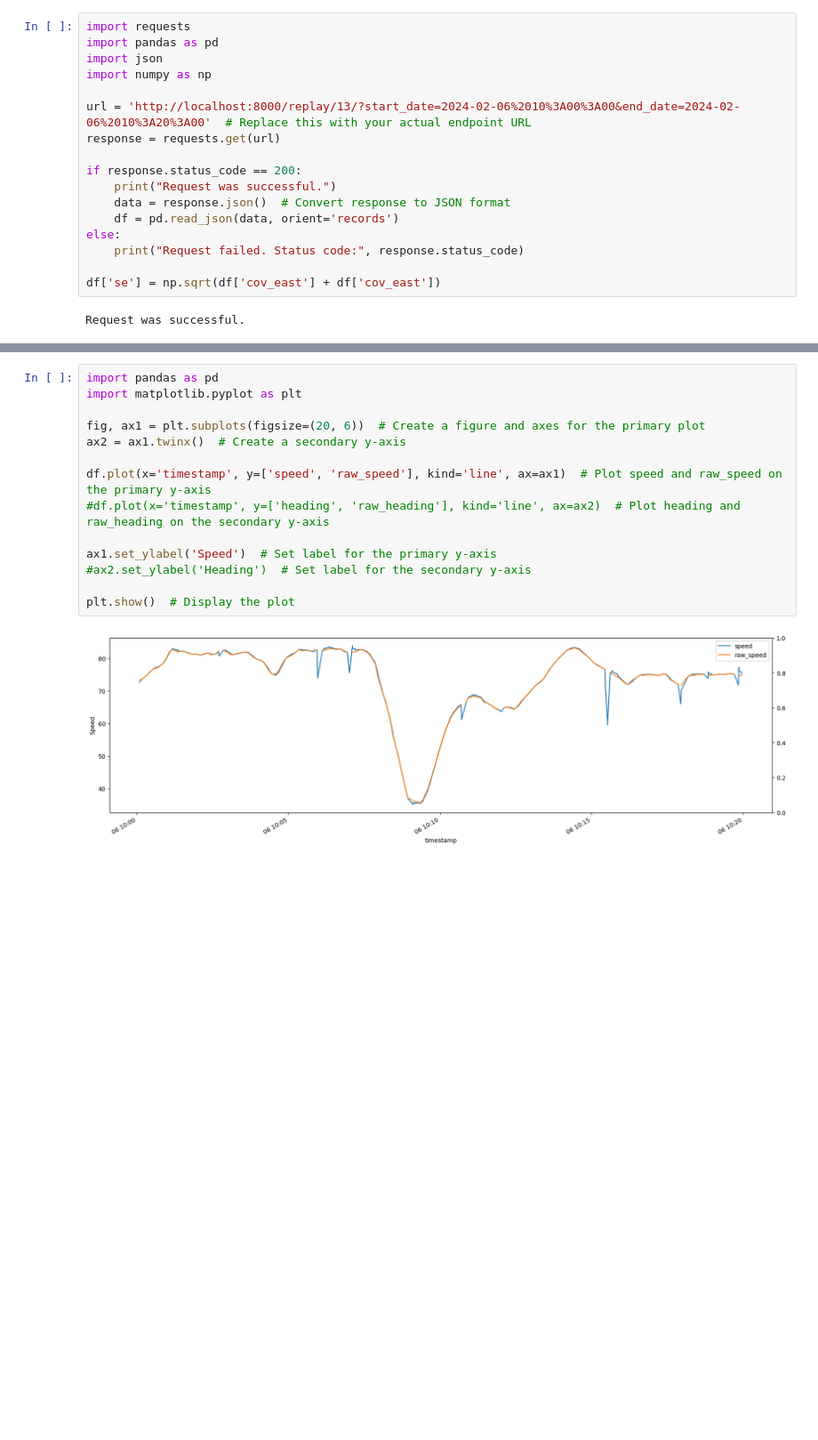
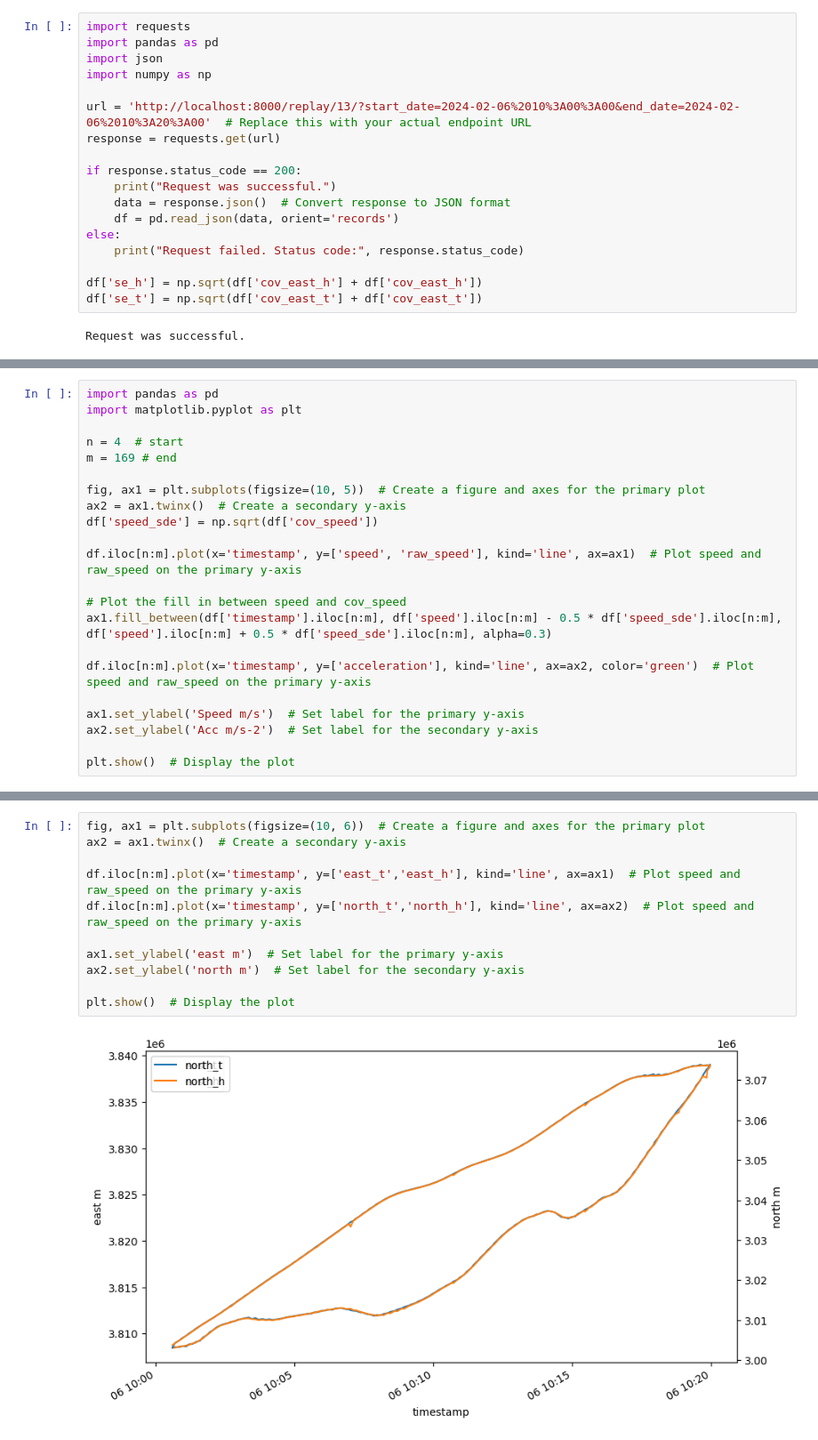
Before and after one commit to liuh886/redblue, a Jupyter notebook: 06_feb_connection.ipynb, the cells around one changed output, grey strips where cells are left out. Shown at 89% size. Cells and saved outputs as stored; diff of their text form; blank space fills up the shorter version.

```diff
--- a/06_feb_connection.ipynb
+++ b/06_feb_connection.ipynb
@@ -55,6 +55,7 @@ if response.status_code == 200:
 else:
     print("Request failed. Status code:", response.status_code)
 
-df['se'] = np.sqrt(df['cov_east'] + df['cov_east'])
+df['se_h'] = np.sqrt(df['cov_east_h'] + df['cov_east_h'])
+df['se_t'] = np.sqrt(df['cov_east_t'] + df['cov_east_t'])
 # %% [output]
 Request was successful.
@@ -86,0 +91,22 @@ df[df['sensor_type'] == 'Beacon']
+# %%
+import pandas as pd
+import matplotlib.pyplot as plt
+
+n = 4  # start
+m = 169 # end
+
+fig, ax1 = plt.subplots(figsize=(10, 5))  # Create a figure and axes for the primary plot
+ax2 = ax1.twinx()  # Create a secondary y-axis
+df['speed_sde'] = np.sqrt(df['cov_speed'])
+
+df.iloc[n:m].plot(x='timestamp', y=['speed', 'raw_speed'], kind='line', ax=ax1)  # Plot speed and raw_speed on the primary y-axis
+
+# Plot the fill in between speed and cov_speed
+ax1.fill_between(df['timestamp'].iloc[n:m], df['speed'].iloc[n:m] - 0.5 * df['speed_sde'].iloc[n:m], df['speed'].iloc[n:m] + 0.5 * df['speed_sde'].iloc[n:m], alpha=0.3)
+
+df.iloc[n:m].plot(x='timestamp', y=['acceleration'], kind='line', ax=ax2, color='green')  # Plot speed and raw_speed on the primary y-axis
+
+ax1.set_ylabel('Speed m/s')  # Set label for the primary y-axis
+ax2.set_ylabel('Acc m/s-2')  # Set label for the secondary y-axis
+
+plt.show()  # Display the plot
@@ -87,16 +145,13 @@ df[df['sensor_type'] == 'Beacon']
 # %%
-import pandas as pd
-import matplotlib.pyplot as plt
-
-fig, ax1 = plt.subplots(figsize=(20, 6))  # Create a figure and axes for the primary plot
+fig, ax1 = plt.subplots(figsize=(10, 6))  # Create a figure and axes for the primary plot
 ax2 = ax1.twinx()  # Create a secondary y-axis
 
-df.plot(x='timestamp', y=['speed', 'raw_speed'], kind='line', ax=ax1)  # Plot speed and raw_speed on the primary y-axis
-#df.plot(x='timestamp', y=['heading', 'raw_heading'], kind='line', ax=ax2)  # Plot heading and raw_heading on the secondary y-axis
+df.iloc[n:m].plot(x='timestamp', y=['east_t','east_h'], kind='line', ax=ax1)  # Plot speed and raw_speed on the primary y-axis
+df.iloc[n:m].plot(x='timestamp', y=['north_t','north_h'], kind='line', ax=ax2)  # Plot speed and raw_speed on the primary y-axis
 
-ax1.set_ylabel('Speed')  # Set label for the primary y-axis
-#ax2.set_ylabel('Heading')  # Set label for the secondary y-axis
+ax1.set_ylabel('east m')  # Set label for the primary y-axis
+ax2.set_ylabel('north m')  # Set label for the secondary y-axis
 
 plt.show()  # Display the plot
 # %% [output]
-[figure, old version]
+[figure, new version]
```
Also changed, not shown: parts of 9 cells of this notebook, 7 other files.
